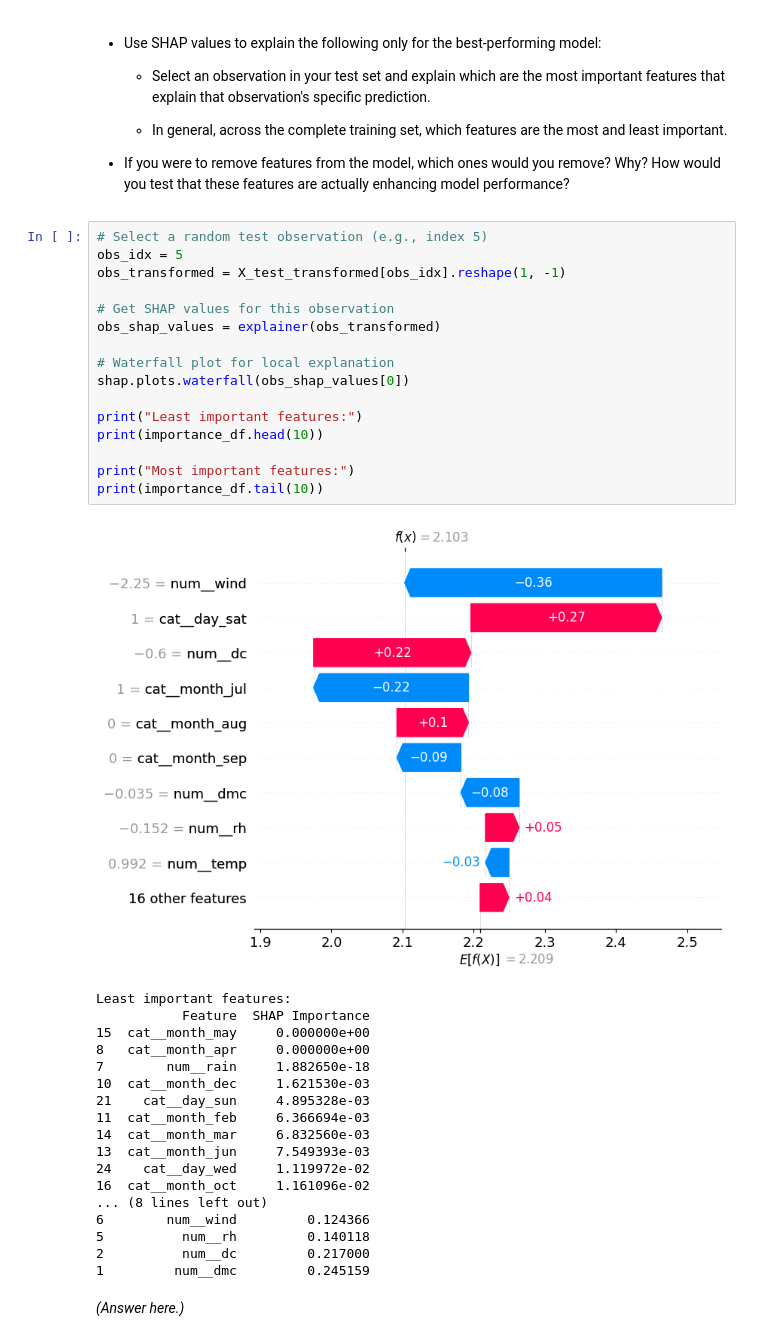
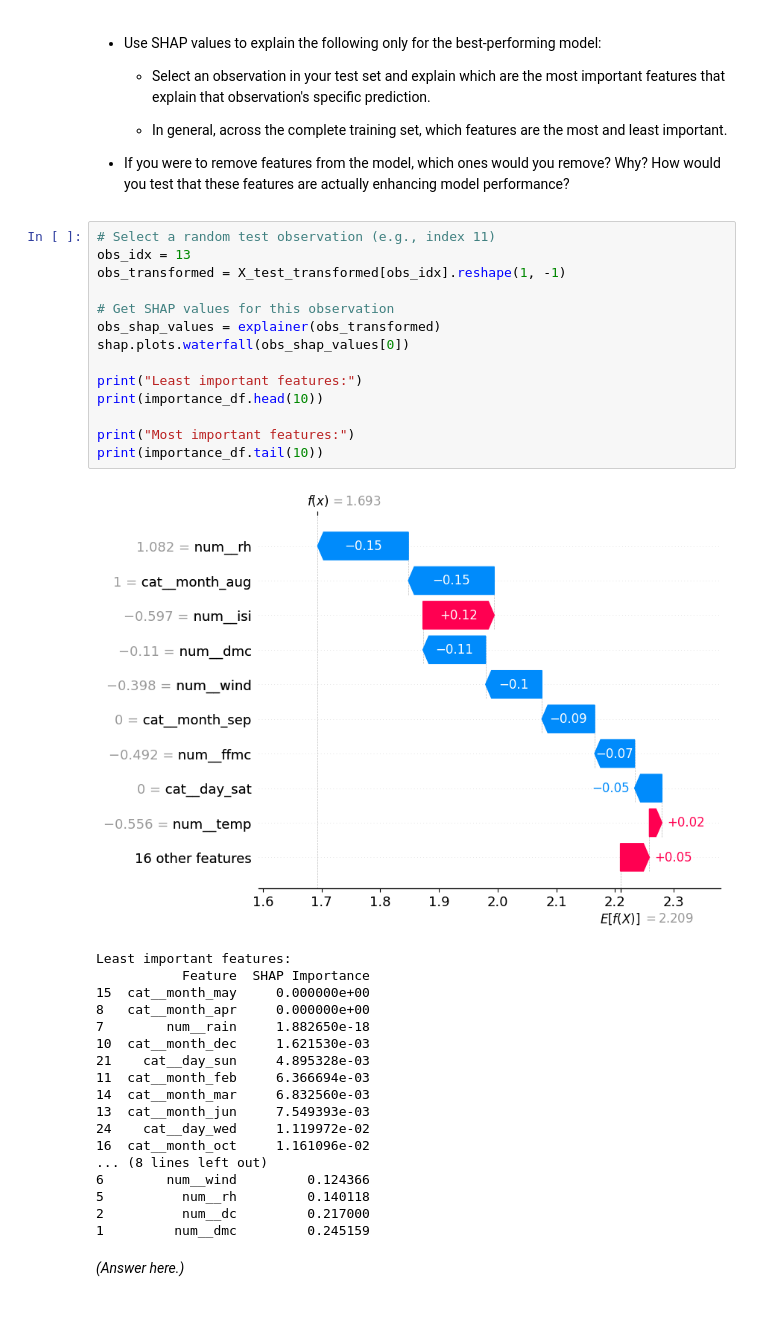
Before and after one commit to fear-me-laws-of-syntax/production, a Jupyter notebook: 02_activities/assignments/assignment_2.ipynb, the cells around one changed output. Cells and saved outputs as stored; diff of their text form; blank space fills up the shorter version.

```diff
--- a/02_activities/assignments/assignment_2.ipynb
+++ b/02_activities/assignments/assignment_2.ipynb
@@ -301,23 +315,21 @@ Best model saved as 'best_model.pkl'.
 
 + If you were to remove features from the model, which ones would you remove? Why? How would you test that these features are actually enhancing model performance?
 # %%
-# Select a random test observation (e.g., index 5)
-obs_idx = 5
+# Select a random test observation (e.g., index 11)
+obs_idx = 13
 obs_transformed = X_test_transformed[obs_idx].reshape(1, -1)
 
 # Get SHAP values for this observation
 obs_shap_values = explainer(obs_transformed)
-
-# Waterfall plot for local explanation
 shap.plots.waterfall(obs_shap_values[0])
 
 print("Least important features:")
 print(importance_df.head(10))
 
 print("Most important features:")
 print(importance_df.tail(10))
 # %% [output]
-[figure, old version]
+[figure, new version]
 Least important features:
            Feature  SHAP Importance
 15  cat__month_may     0.000000e+00
```
Also changed, not shown: parts of 4 cells of this notebook.
